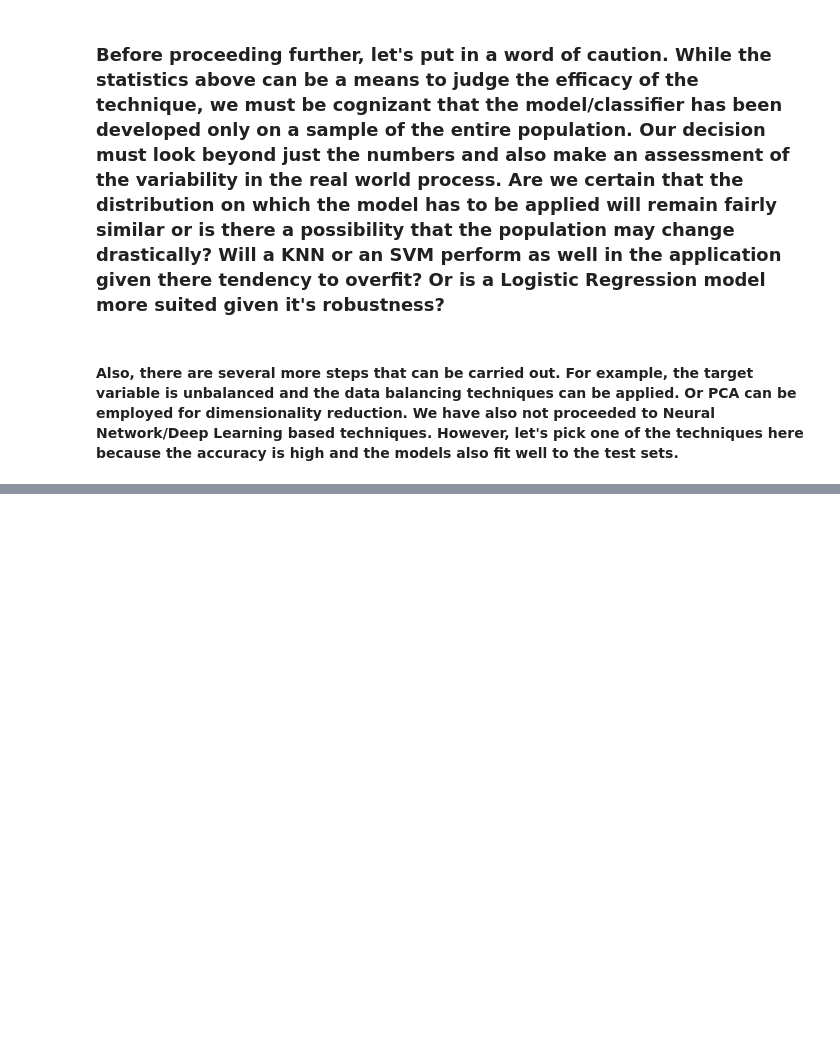
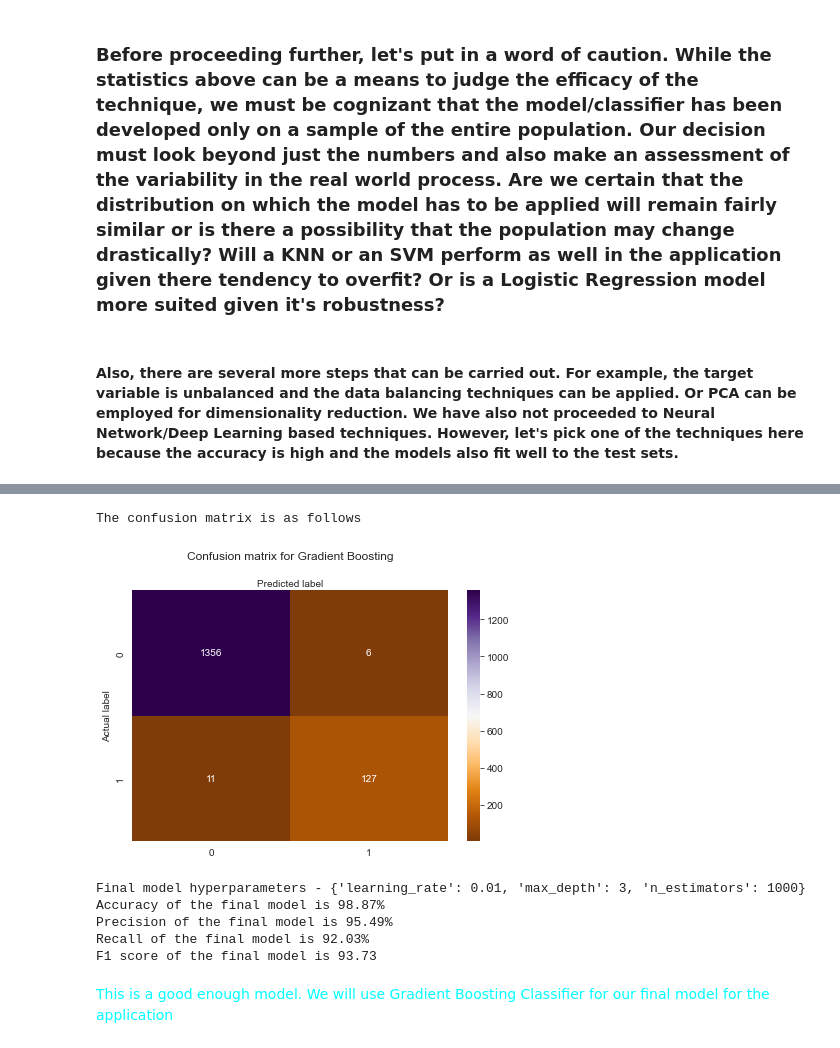
Before and after one commit to abhinav-kimothi/X-sell-Loans, a Jupyter notebook: ML Trials.ipynb, the cells around one changed output, grey strips where cells are left out. Cells and saved outputs as stored; diff of their text form; code cells hidden in the pictures; blank space fills up the shorter version.

```diff
--- a/ML Trials.ipynb
+++ b/ML Trials.ipynb
@@ -1290,0 +1337,15 @@ weighted avg       0.99      0.99      0.99      1500
+# %%
+X2_test_std=scaler.fit_transform(X2_test)
+X2_test_scaled=pd.DataFrame(X2_test_std)
+# %%
+model=GradientBoostingClassifier()
+grid_search = GridSearchCV(estimator=model,
+                            param_grid={'n_estimators':[5,50,100,1000],
+                            'max_depth':[1,3,5,7,9],
+                            'learning_rate':[0.01,0.1,1]},
+                            n_jobs=-1,
+                            cv=10,
+                            scoring='accuracy',
+                            refit=True)
+# %%
+mdl=grid_search.fit(X2_train_scaled,y2_train)
@@ -1290,0 +1356,3 @@ weighted avg       0.99      0.99      0.99      1500
+# %%
+train_predict=mdl.predict(X2_train_scaled)
+test_predict=mdl.predict(X2_test_scaled)
@@ -1290,0 +1381,32 @@ weighted avg       0.99      0.99      0.99      1500
+# %%
+print("The confusion matrix is as follows")
+class_names=["No","Yes"] # name  of classes
+fig, ax = plt.subplots()
+tick_marks = np.arange(len(class_names))
+plt.xticks(tick_marks, class_names)
+plt.yticks(tick_marks, class_names)
+# create heatmap
+sns.heatmap(pd.DataFrame(metrics.confusion_matrix(y2_test, test_predict)), annot=True, cmap="PuOr" ,fmt='g')
+ax.xaxis.set_label_position("top")
+plt.tight_layout()
+plt.title('Confusion matrix for Gradient Boosting', y=1.1)
+plt.ylabel('Actual label')
+plt.xlabel('Predicted label')
+plt.show()
+# %% [output]
+The confusion matrix is as follows
+[figure, added]
+# %%
+print("Final model hyperparameters - " + str(mdl.best_params_))
+print('Accuracy of the final model is '+str(round(accuracy_score(y2_test,test_predict)*100,2))+"%")
+print('Precision of the final model is '+str(round(precision_score(y2_test,test_predict)*100,2))+"%")
+print('Recall of the final model is '+str(round(recall_score(y2_test,test_predict)*100,2))+"%")
+print('F1 score of the final model is ' +str(round(f1_score(y2_test,test_predict)*100,2)))
+# %% [output]
+Final model hyperparameters - {'learning_rate': 0.01, 'max_depth': 3, 'n_estimators': 1000}
+Accuracy of the final model is 98.87%
+Precision of the final model is 95.49%
+Recall of the final model is 92.03%
+F1 score of the final model is 93.73
+# %% [markdown]
+<font color='cyan'>This is a good enough model. We will use Gradient Boosting Classifier for our final model for the application</font>
```
Also changed, not shown: parts of 17 cells of this notebook.
